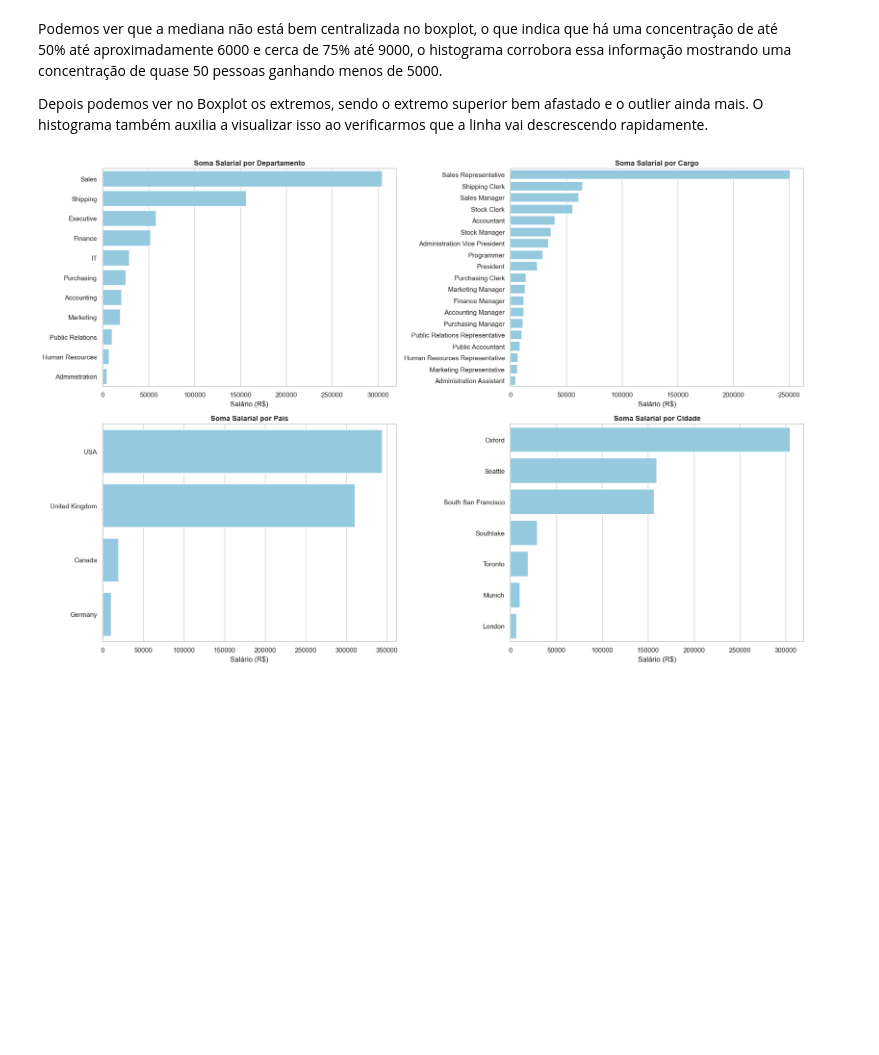
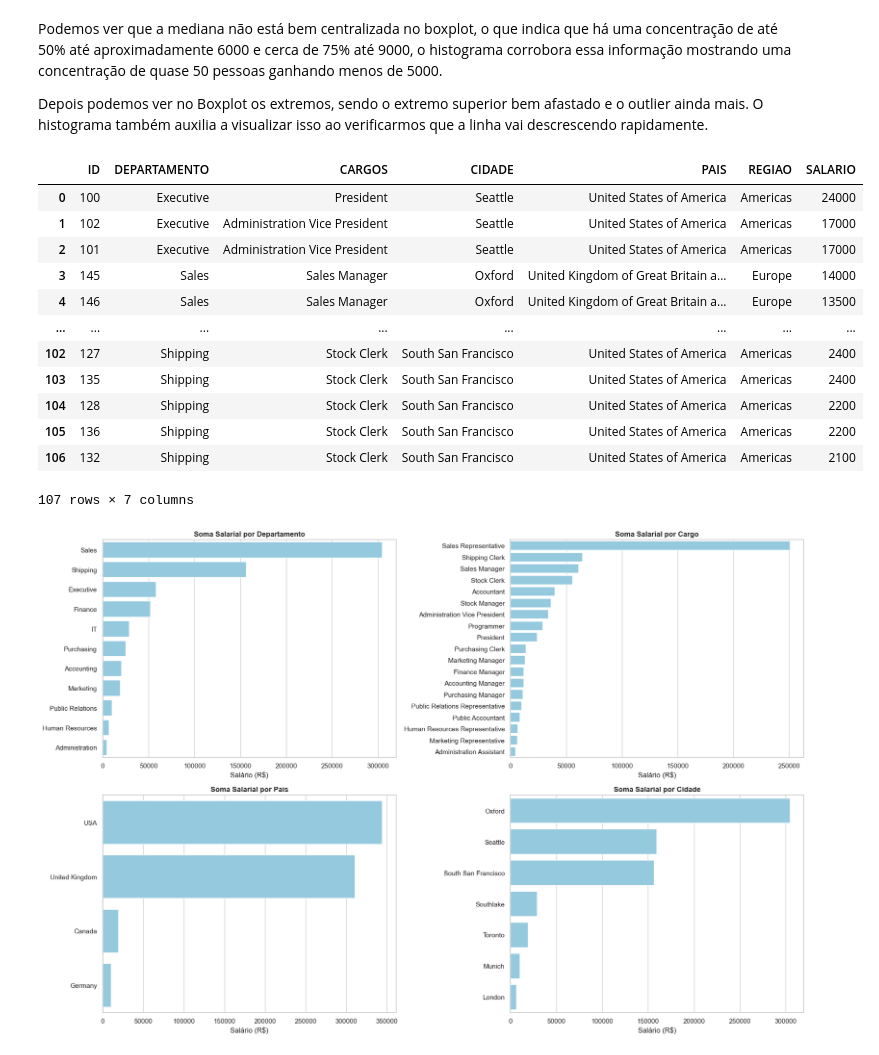
Before and after one commit to VictorHSaints/Projeto-analise-dados-SCTEC, a Jupyter notebook: EDA.ipynb, the cells around one changed output. Cells and saved outputs as stored; diff of their text form; code cells hidden in the pictures; blank space fills up the shorter version.

```diff
--- a/EDA.ipynb
+++ b/EDA.ipynb
@@ -323,6 +349,22 @@ plt.show()
 Podemos ver que a mediana não está bem centralizada no boxplot, o que indica que há uma concentração de até 50% até aproximadamente 6000 e cerca de 75% até 9000, o histograma corrobora essa informação mostrando uma concentração de quase 50 pessoas ganhando menos de 5000.
 
 Depois podemos ver no Boxplot os extremos, sendo o extremo superior bem afastado e o outlier ainda mais. O histograma também auxilia a visualizar isso ao verificarmos que a linha vai descrescendo rapidamente.
+# %%
+df_salario_localizacao
+# %% [output]
+|  | ID | DEPARTAMENTO | CARGOS | CIDADE | PAIS | REGIAO | SALARIO |
+| 0 | 100 | Executive | President | Seattle | United States of America | Americas | 24000 |
+| 1 | 102 | Executive | Administration Vice President | Seattle | United States of America | Americas | 17000 |
+| 2 | 101 | Executive | Administration Vice President | Seattle | United States of America | Americas | 17000 |
+| 3 | 145 | Sales | Sales Manager | Oxford | United Kingdom of Great Britain a... | Europe | 14000 |
+| 4 | 146 | Sales | Sales Manager | Oxford | United Kingdom of Great Britain a... | Europe | 13500 |
+| ... | ... | ... | ... | ... | ... | ... | ... |
+| 102 | 127 | Shipping | Stock Clerk | South San Francisco | United States of America | Americas | 2400 |
+| 103 | 135 | Shipping | Stock Clerk | South San Francisco | United States of America | Americas | 2400 |
+| 104 | 128 | Shipping | Stock Clerk | South San Francisco | United States of America | Americas | 2200 |
+| 105 | 136 | Shipping | Stock Clerk | South San Francisco | United States of America | Americas | 2200 |
+| 106 | 132 | Shipping | Stock Clerk | South San Francisco | United States of America | Americas | 2100 |
+107 rows × 7 columns
 # %%
 df_grafico = df_salario_localizacao
 # Ajuste nomes
```
Also changed, not shown: parts of 1 cell of this notebook.
